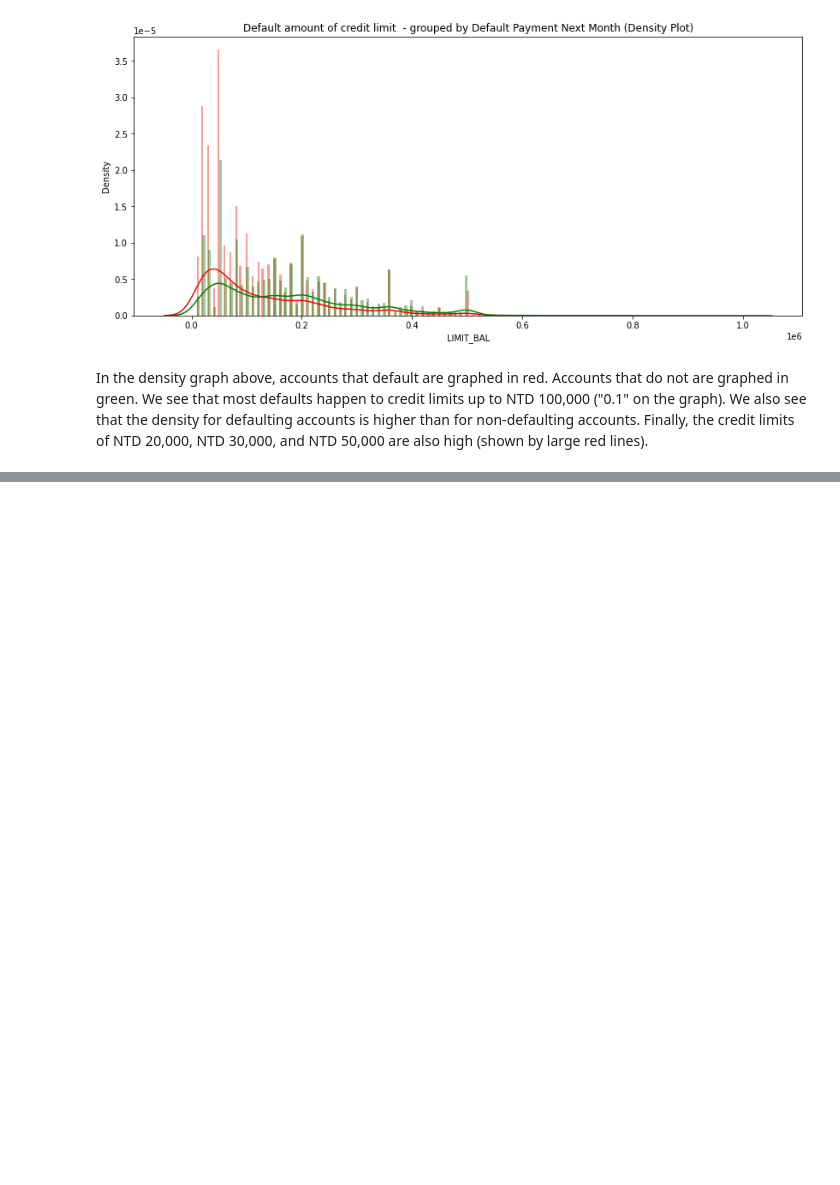
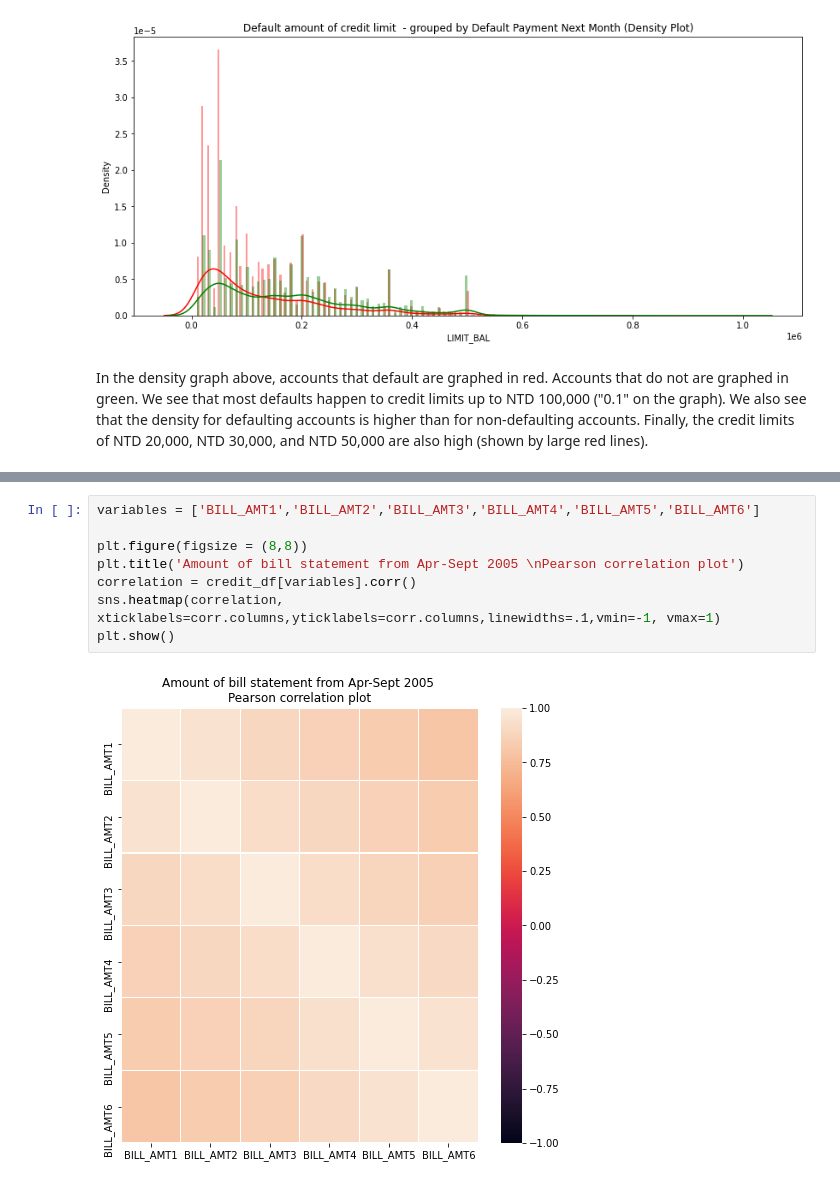
Before and after one commit to swingdancer777/Credit-Card-Default-Analysis-Project, a Jupyter notebook: Credit_Card_Default_Data_Exploratory_Data_Analysis.ipynb, the cells around one changed output, grey strips where cells are left out. Cells and saved outputs as stored; diff of their text form; blank space fills up the shorter version.

```diff
--- a/Credit_Card_Default_Data_Exploratory_Data_Analysis.ipynb
+++ b/Credit_Card_Default_Data_Exploratory_Data_Analysis.ipynb
@@ -283,0 +315,10 @@ In the density graph above, accounts that default are graphed in red. Accounts t
+# %%
+variables = ['BILL_AMT1','BILL_AMT2','BILL_AMT3','BILL_AMT4','BILL_AMT5','BILL_AMT6']
+
+plt.figure(figsize = (8,8))
+plt.title('Amount of bill statement from Apr-Sept 2005 \nPearson correlation plot')
+correlation = credit_df[variables].corr()
+sns.heatmap(correlation, xticklabels=corr.columns,yticklabels=corr.columns,linewidths=.1,vmin=-1, vmax=1)
+plt.show()
+# %% [output]
+[figure, added]
```
Also changed, not shown: parts of 42 cells of this notebook.
